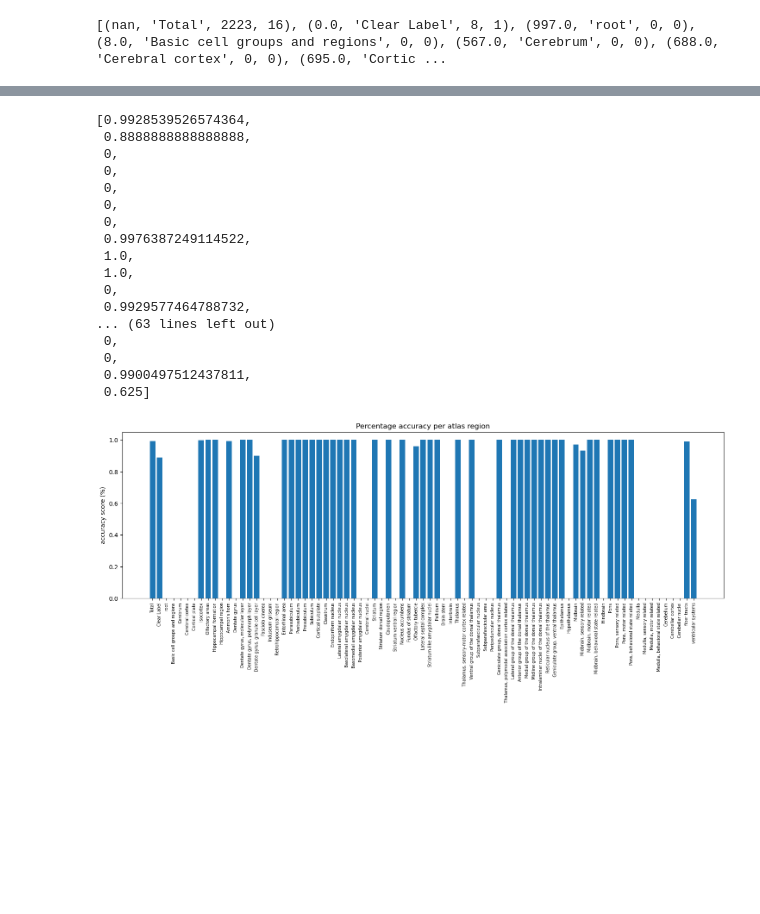
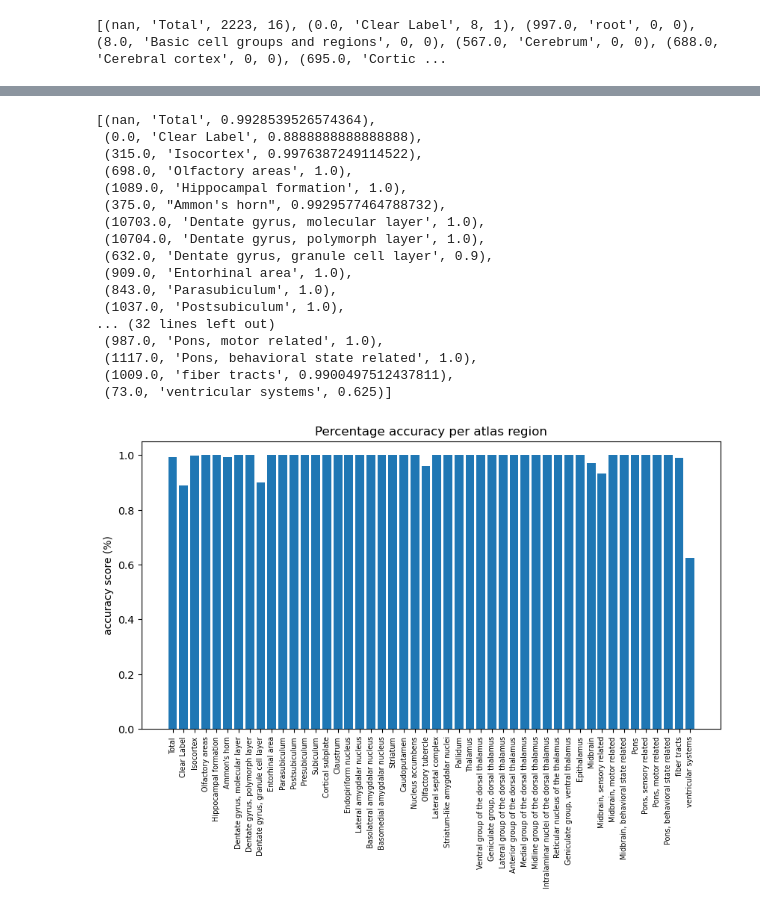
Before and after one commit to sharoncy/PythonPractise, a Jupyter notebook: QCAlign_calculations/QCAlign_QCregistration/QCAlign_CalcRegAcc.ipynb, the cells around one changed output, grey strips where cells are left out. Saved outputs shown, nothing was run; the diff lists cells and outputs as text; code cells hidden in the pictures; blank space fills up the shorter version.

Commit message:
Remove regions with no counts

```diff
--- a/QCAlign_calculations/QCAlign_QCregistration/QCAlign_CalcRegAcc.ipynb
+++ b/QCAlign_calculations/QCAlign_QCregistration/QCAlign_CalcRegAcc.ipynb
@@ -121,3 +121,8 @@ zipped_lists = list(compare_lists)
 print(zipped_lists)
 # %% [output]
 [(nan, 'Total', 2223, 16), (0.0, 'Clear Label', 8, 1), (997.0, 'root', 0, 0), (8.0, 'Basic cell groups and regions', 0, 0), (567.0, 'Cerebrum', 0, 0), (688.0, 'Cerebral cortex', 0, 0), (695.0, 'Cortic ...
+# %%
+# remove elements with no markers
+
+new_zipped_list = [(a, b, c, d) for a, b, c, d in zipped_lists if c != 0]
+new_zipped_list
@@ -124,44 +147,56 @@ print(zipped_lists)
 # %%
+new_region_name = []
+new_region_id = []
 accuracy_score = []
-for x,y in zip(region_accuracy, region_inaccuracy):
-        if (x + y)!=0:
-            accuracy_score.append(x / (x + y))
-        else:
-            accuracy_score.append(0)
 
-accuracy_score
+for a,b,c,d in new_zipped_list:
+    new_region_id.append(a)
+    new_region_name.append(b)
+    accuracy_score.append(c / (c + d))
+
+compare_new_lists = list(zip(new_region_id, new_region_name, accuracy_score))
+compare_new_lists
+
+#accuracy_score = []
+#for x,y in zip(region_accuracy, region_inaccuracy):
+#        if (x + y)!=0:
+#            accuracy_score.append(x / (x + y))
+#        else:
+#            accuracy_score.append(0)
+
+#accuracy_score
 # %% [output]
-[0.9928539526574364,
- 0.8888888888888888,
- 0,
- 0,
- 0,
- 0,
- 0,
- 0.9976387249114522,
- 1.0,
- 1.0,
- 0,
- 0.9929577464788732,
-... (63 lines left out)
- 0,
- 0,
- 0.9900497512437811,
- 0.625]
+[(nan, 'Total', 0.9928539526574364),
+ (0.0, 'Clear Label', 0.8888888888888888),
+ (315.0, 'Isocortex', 0.9976387249114522),
+ (698.0, 'Olfactory areas', 1.0),
+ (1089.0, 'Hippocampal formation', 1.0),
+ (375.0, "Ammon's horn", 0.9929577464788732),
+ (10703.0, 'Dentate gyrus, molecular layer', 1.0),
+ (10704.0, 'Dentate gyrus, polymorph layer', 1.0),
+ (632.0, 'Dentate gyrus, granule cell layer', 0.9),
+ (909.0, 'Entorhinal area', 1.0),
+ (843.0, 'Parasubiculum', 1.0),
+ (1037.0, 'Postsubiculum', 1.0),
+... (32 lines left out)
+ (987.0, 'Pons, motor related', 1.0),
+ (1117.0, 'Pons, behavioral state related', 1.0),
+ (1009.0, 'fiber tracts', 0.9900497512437811),
+ (73.0, 'ventricular systems', 0.625)]
 # %%
 import matplotlib.pyplot as plt
 
-fig, ax = plt.subplots(figsize=(18,5))
-ax.bar(region_name, accuracy_score)
+fig, ax = plt.subplots(figsize=(10,5))
+ax.bar(new_region_name, accuracy_score)
 
 ax.set_ylabel('accuracy score (%)')
 ax.set_title('Percentage accuracy per atlas region')
 plt.xticks(rotation = "vertical",fontsize = "x-small")
 
 plt.savefig("Percentage accuracy per atlas region.svg", bbox_inches = "tight")
 plt.show()
 # %% [output]
-[figure, old version]
+[figure, new version]
 # %%
 # save results to a csv file
 
```
Also changed, not shown: parts of 2 cells of this notebook, 2 other files.
